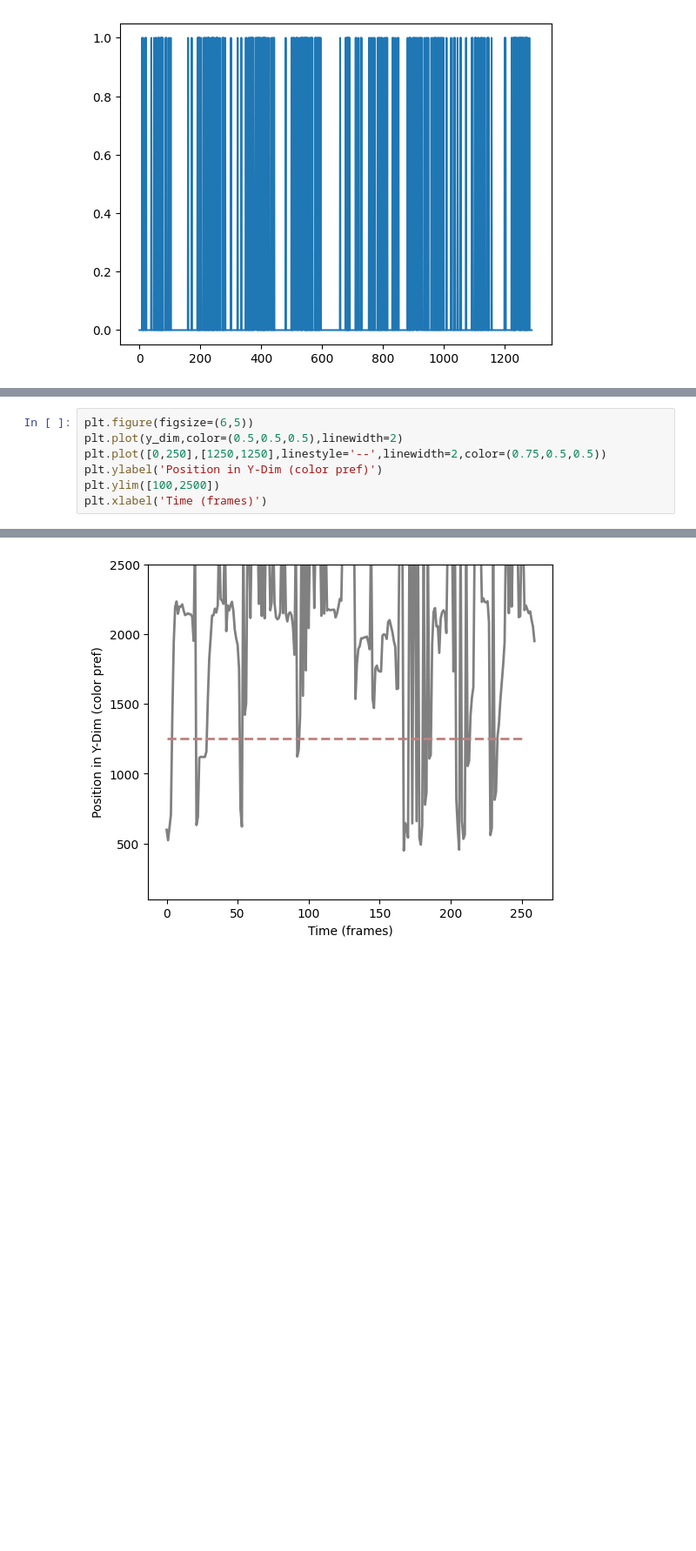
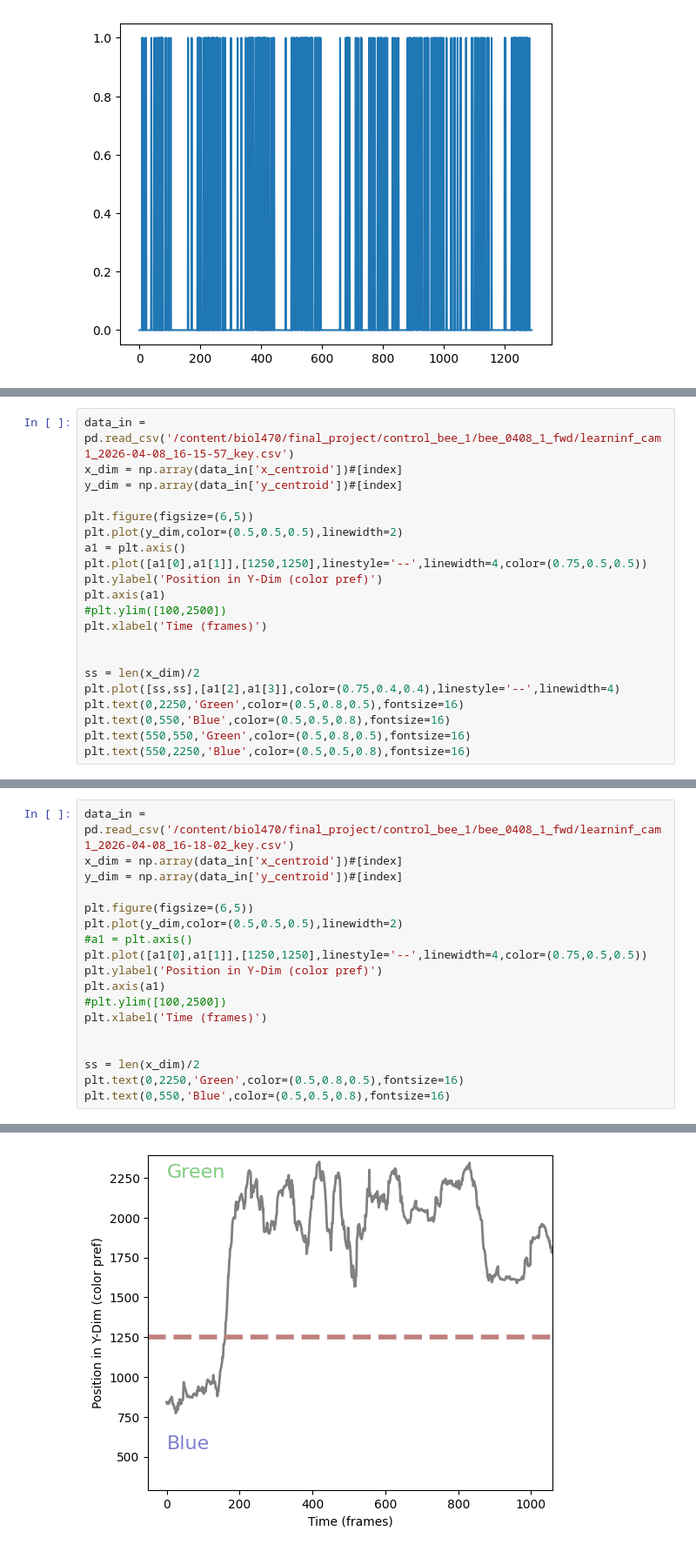
Before and after one commit to mattsmiths/biol470, a Jupyter notebook: final_project/FinalProject_Analysis_3.ipynb, the cells around one changed output, grey strips where cells are left out. Shown at 87% size. Drawn from its saved outputs; the diff is of its cells as text; blank space fills up the shorter version.

Commit message:
Updates with new data formats

```diff
--- a/final_project/FinalProject_Analysis_3.ipynb
+++ b/final_project/FinalProject_Analysis_3.ipynb
@@ -1024,0 +1023,21 @@ y_dim = np.array(data_in['y_centroid'])[index]
+# %%
+data_in = pd.read_csv('/content/biol470/final_project/control_bee_1/bee_0408_1_fwd/learninf_cam1_2026-04-08_16-15-57_key.csv')
+x_dim = np.array(data_in['x_centroid'])#[index]
+y_dim = np.array(data_in['y_centroid'])#[index]
+
+plt.figure(figsize=(6,5))
+plt.plot(y_dim,color=(0.5,0.5,0.5),linewidth=2)
+a1 = plt.axis()
+plt.plot([a1[0],a1[1]],[1250,1250],linestyle='--',linewidth=4,color=(0.75,0.5,0.5))
+plt.ylabel('Position in Y-Dim (color pref)')
+plt.axis(a1)
+#plt.ylim([100,2500])
+plt.xlabel('Time (frames)')
+
+
+ss = len(x_dim)/2
+plt.plot([ss,ss],[a1[2],a1[3]],color=(0.75,0.4,0.4),linestyle='--',linewidth=4)
+plt.text(0,2250,'Green',color=(0.5,0.8,0.5),fontsize=16)
+plt.text(0,550,'Blue',color=(0.5,0.5,0.8),fontsize=16)
+plt.text(550,550,'Green',color=(0.5,0.8,0.5),fontsize=16)
+plt.text(550,2250,'Blue',color=(0.5,0.5,0.8),fontsize=16)
@@ -1025,8 +1047,19 @@ y_dim = np.array(data_in['y_centroid'])[index]
 # %%
+data_in = pd.read_csv('/content/biol470/final_project/control_bee_1/bee_0408_1_fwd/learninf_cam1_2026-04-08_16-18-02_key.csv')
+x_dim = np.array(data_in['x_centroid'])#[index]
+y_dim = np.array(data_in['y_centroid'])#[index]
+
 plt.figure(figsize=(6,5))
 plt.plot(y_dim,color=(0.5,0.5,0.5),linewidth=2)
-plt.plot([0,250],[1250,1250],linestyle='--',linewidth=2,color=(0.75,0.5,0.5))
+#a1 = plt.axis()
+plt.plot([a1[0],a1[1]],[1250,1250],linestyle='--',linewidth=4,color=(0.75,0.5,0.5))
 plt.ylabel('Position in Y-Dim (color pref)')
-plt.ylim([100,2500])
+plt.axis(a1)
+#plt.ylim([100,2500])
 plt.xlabel('Time (frames)')
+
+
+ss = len(x_dim)/2
+plt.text(0,2250,'Green',color=(0.5,0.8,0.5),fontsize=16)
+plt.text(0,550,'Blue',color=(0.5,0.5,0.8),fontsize=16)
 # %% [output]
@@ -1034 +1067 @@ Text(0.5, 0, 'Time (frames)')
-[figure, old version]
+[figure, new version]
```
Also changed, not shown: parts of 15 cells of this notebook.
